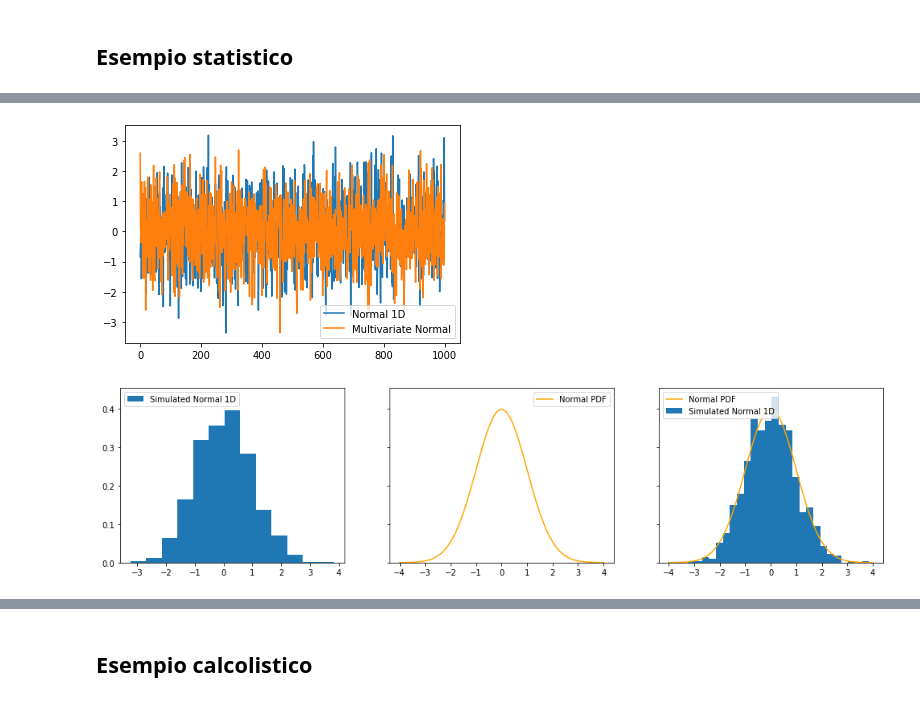
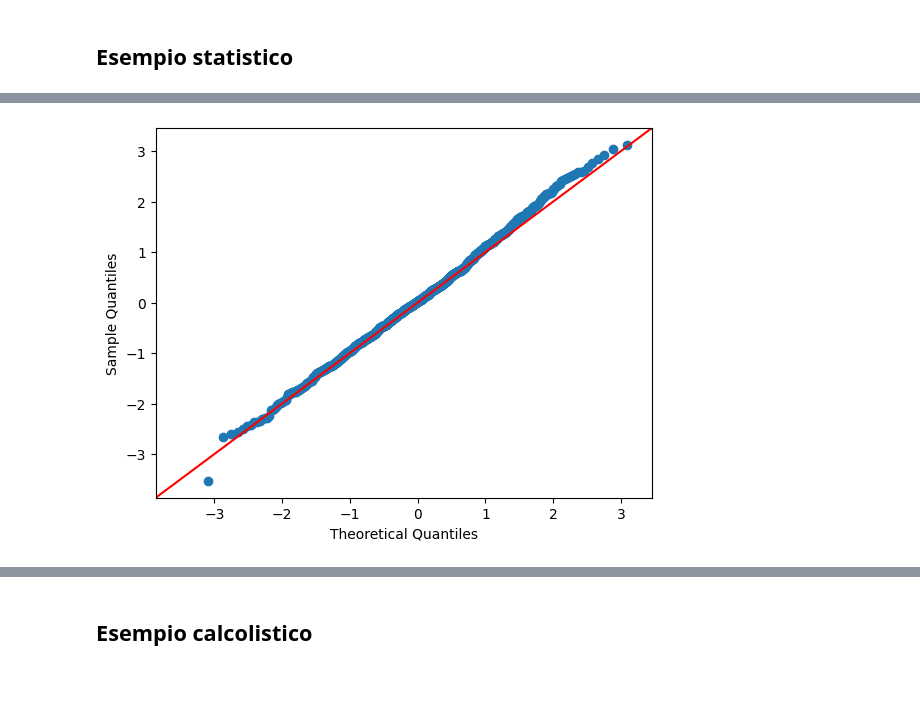
Before and after one commit to AIM-mate/corso-python-23, a Jupyter notebook: lezione-4/lezione-4.ipynb, the cells around one changed output, grey strips where cells are left out. Drawn from its saved outputs; the diff is of its cells as text; code cells hidden in the pictures.

```diff
--- a/lezione-4/lezione-4.ipynb
+++ b/lezione-4/lezione-4.ipynb
@@ -617 +608,8 @@ s = np.array(Stocks)
+# %%
+import statsmodels.api as sm
+
+sm.qqplot(normal_sample, line='45')
+plt.show()
+# %% [output]
+[figure, added]
 # %%
@@ -625,30 +616,0 @@ f = np.random.multivariate_normal(np.zeros(n), cov = np.eye(n))
-# %%
-plt.plot(e, '.', label = 'Normal 1D')
-plt.plot(f, '.', label = 'Multivariate Normal')
-# ci interessa davvero vedere questo?
-plt.legend()
-plt.show()
-# %% [output]
-[figure, removed]
-# %%
-from scipy.stats import norm
-
-n_bins = 13
-x = np.linspace(-4, 4, 100)
-
-fig, axs = plt.subplots(1, 3, sharey=True, figsize = (17,4))
-axs[0].hist(e, density = True, label = 'Simulated Normal 1D', bins = n_bins)
-axs[0].legend(loc = 'upper left')
-#plt.hist(f, density = True)
-
-axs[1].plot(x, norm.pdf(x, 0,1), 'orange', label = 'Normal PDF' )
-axs[1].legend(loc = 'best')
-
-axs[2].hist(e, density = True, label = 'Simulated Normal 1D', bins = n_bins*2)
-axs[2].plot(x, norm.pdf(x, 0,1), 'orange', label = 'Normal PDF' )
-axs[2].legend(loc = 2)
-
-plt.savefig('plotinutile.png')
-plt.show()
-# %% [output]
-[figure, removed]
```
Also changed, not shown: parts of 43 cells of this notebook.
